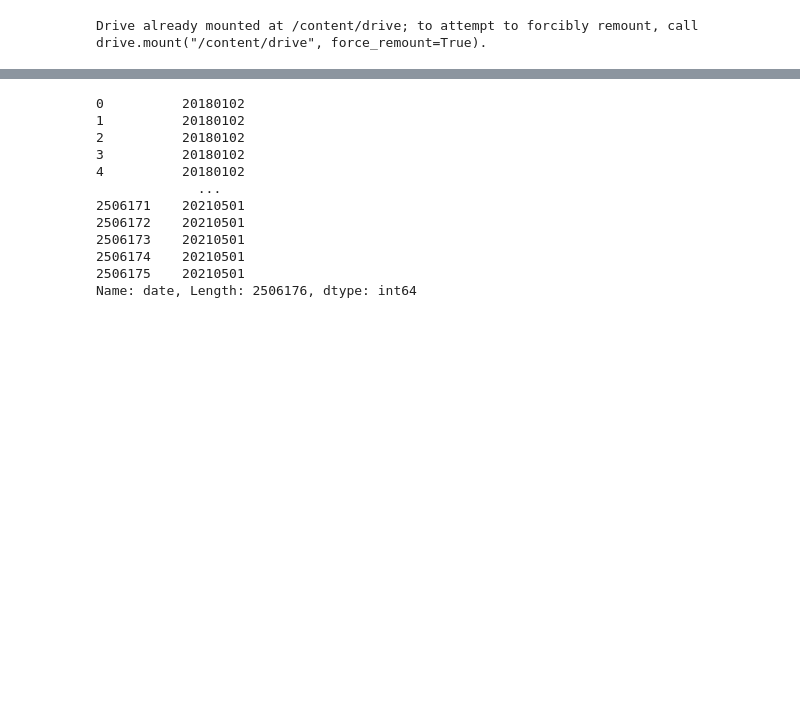
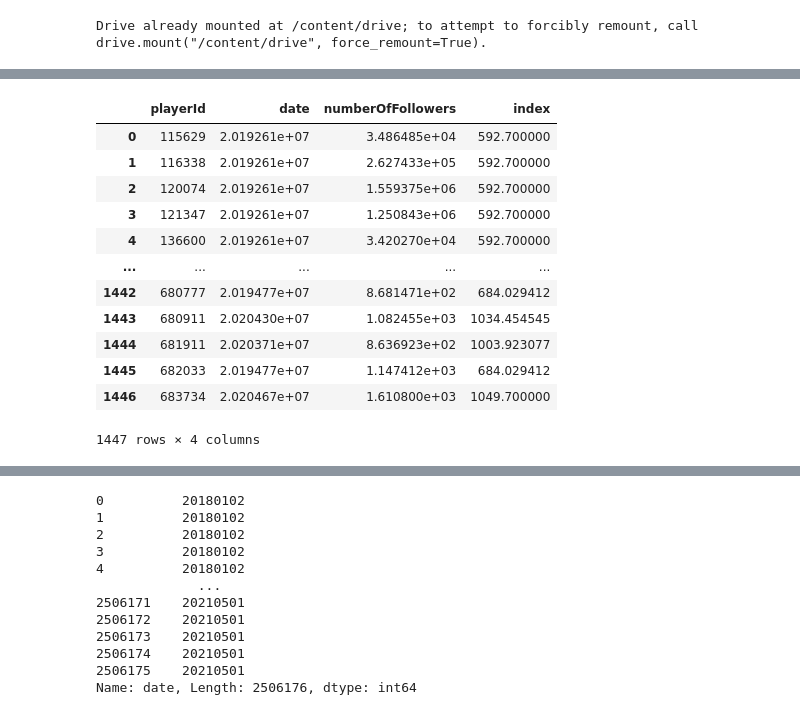
Before and after one commit to a-f-may/mlb, a Jupyter notebook: submit2.ipynb, the cells around one changed output, grey strips where cells are left out. Saved outputs shown, nothing was run; the diff lists cells and outputs as text; code cells hidden in the pictures; blank space fills up the shorter version.

```diff
--- a/submit2.ipynb
+++ b/submit2.ipynb
@@ -112,7 +112,7 @@ rosters = pd.read_pickle(TRAIN_DIR / 'rosters_train.pkl')
 targets = pd.read_pickle(TRAIN_DIR / 'nextDayPlayerEngagement_train.pkl')
 scores1 = pd.read_pickle(TRAIN_DIR / 'playerBoxScores_train.pkl')
 scores = scores1.groupby(['playerId', 'date']).sum().reset_index()
-#playertwitter = pd.read_pickle("/content/drive/MyDrive/mlb/input/archive/playerTwitterFollowers_train.pkl")
+twitter = pd.read_pickle("/content/drive/MyDrive/mlb/input/archive/playerTwitterFollowers_train.pkl")
 games = pd.read_pickle(TRAIN_DIR / 'games_train.pkl')
 events = pd.read_pickle(TRAIN_DIR / 'events_train.pkl')
 standings = pd.read_pickle(TRAIN_DIR / 'standings_train.pkl')
@@ -146,3 +126,20 @@ teams
+# %%
+twitter = twitter.groupby("playerId").mean().reset_index()
+twitter
+# %% [output]
+|  | playerId | date | numberOfFollowers | index |
+| 0 | 115629 | 2.019261e+07 | 3.486485e+04 | 592.700000 |
+| 1 | 116338 | 2.019261e+07 | 2.627433e+05 | 592.700000 |
+| 2 | 120074 | 2.019261e+07 | 1.559375e+06 | 592.700000 |
+| 3 | 121347 | 2.019261e+07 | 1.250843e+06 | 592.700000 |
+| 4 | 136600 | 2.019261e+07 | 3.420270e+04 | 592.700000 |
+| ... | ... | ... | ... | ... |
+| 1442 | 680777 | 2.019477e+07 | 8.681471e+02 | 684.029412 |
+| 1443 | 680911 | 2.020430e+07 | 1.082455e+03 | 1034.454545 |
+| 1444 | 681911 | 2.020371e+07 | 8.636923e+02 | 1003.923077 |
+| 1445 | 682033 | 2.019477e+07 | 1.147412e+03 | 684.029412 |
+| 1446 | 683734 | 2.020467e+07 | 1.610800e+03 | 1049.700000 |
+1447 rows × 4 columns
 # %%
 awards2 = awards.groupby("playerId").count()
 awards2 = awards2.reset_index()
```
Also changed, not shown: parts of 31 cells of this notebook.
